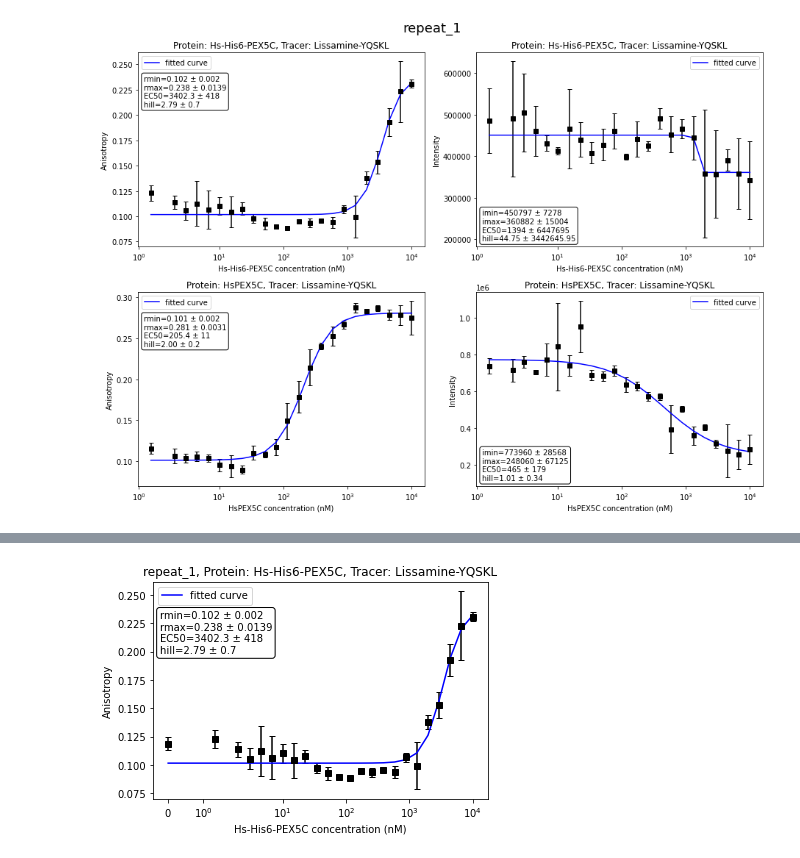
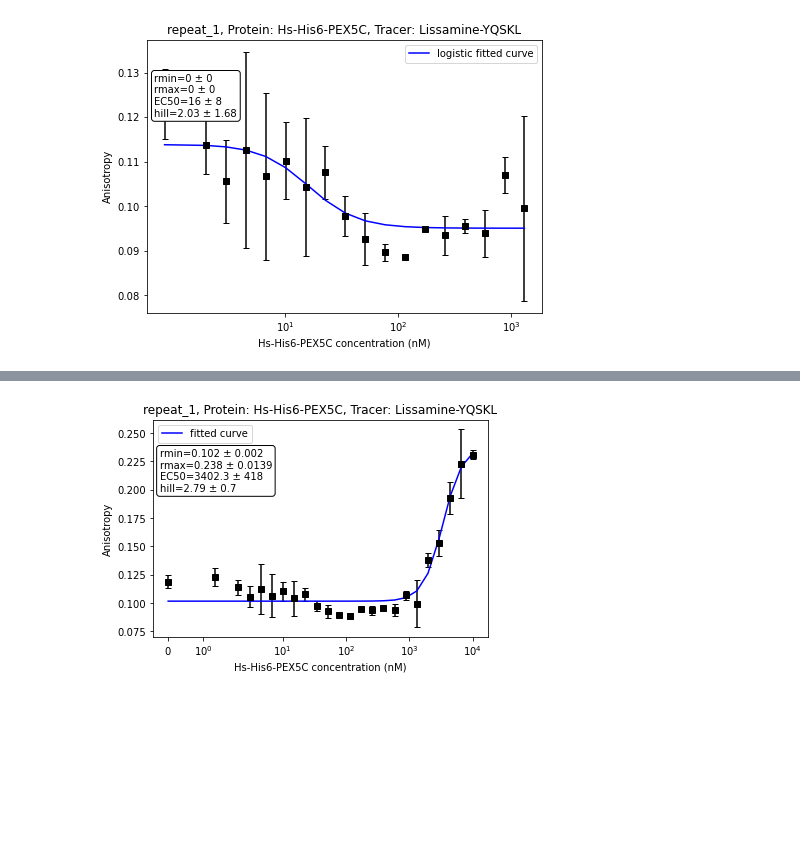
Before and after one commit to mariuszlas/Fluorescence-Anisotropy-Analysis-Development, a Jupyter notebook: fluorescenceanisotropy/fluores_anisotropy.ipynb, the cells around one changed output, grey strips where cells are left out. Drawn from its saved outputs; the diff is of its cells as text; code cells hidden in the pictures; blank space fills up the shorter version.

```diff
--- a/fluorescenceanisotropy/fluores_anisotropy.ipynb
+++ b/fluorescenceanisotropy/fluores_anisotropy.ipynb
@@ -893,4 +941,0 @@ def plot_all(data_dict):   # option to choose error bars!!!
-# %%
-plot_all(my_data1.data_dict)
-# %% [output]
-[figure, removed]
@@ -926,0 +942,4 @@ export_figs(my_data1.data_dict, path="C:\\Users\\Bartek\\Desktop\\")
+# %%
+my_data1.plot_ani(rep='repeat_1', var='r', pair=('Hs-His6-PEX5C','Lissamine-YQSKL'))
+# %% [output]
+[figure, added]
```
Also changed, not shown: parts of 20 cells of this notebook.
